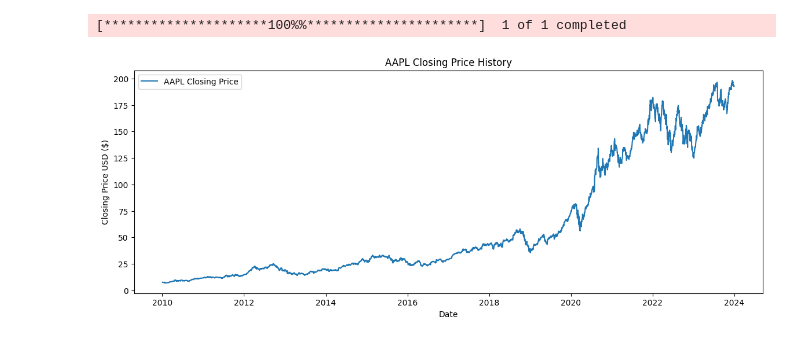
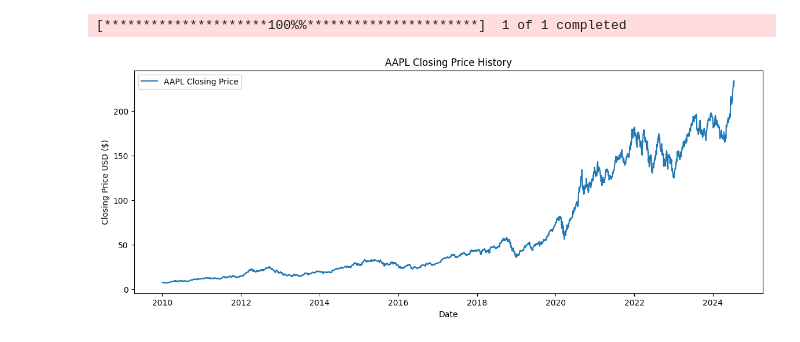
Before and after one commit to adirathodd/StockPrediction, a Jupyter notebook: Stock_Price_Prediction.ipynb, the cells around one changed output. Drawn from its saved outputs; the diff is of its cells as text; code cells hidden in the pictures.

```diff
--- a/Stock_Price_Prediction.ipynb
+++ b/Stock_Price_Prediction.ipynb
@@ -17,22 +16,22 @@ from sklearn.metrics import mean_squared_error, mean_absolute_error
 # %%
 # Fetching the stock data
 ticker = "AAPL"
-data = yf.download(ticker, start="2010-01-01", end="2024-01-01")
+data = yf.download(ticker, start="2010-01-01", end="2024-07-16")
 
 # Display the first few rows of the dataset
 data.head()
 
 # Plot the closing price history
 plt.figure(figsize=(14, 5))
 plt.plot(data['Close'], label=f'{ticker} Closing Price')
 plt.title(f'{ticker} Closing Price History')
 plt.xlabel('Date')
 plt.ylabel('Closing Price USD ($)')
 plt.legend()
 plt.show()
 # %% [output]
 [*********************100%%**********************]  1 of 1 completed
-[figure, old version]
+[figure, new version]
 # %%
 # Adding a relative strength index (RSI) feature
 def calculate_RSI(data, window=14):
```
Also changed, not shown: parts of 6 cells of this notebook.
